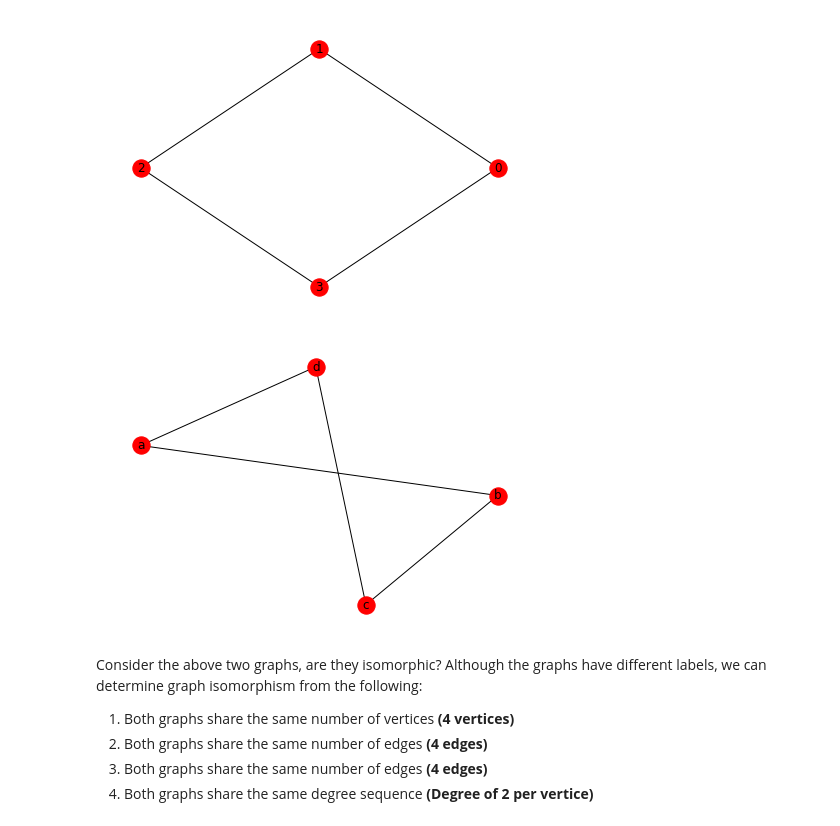
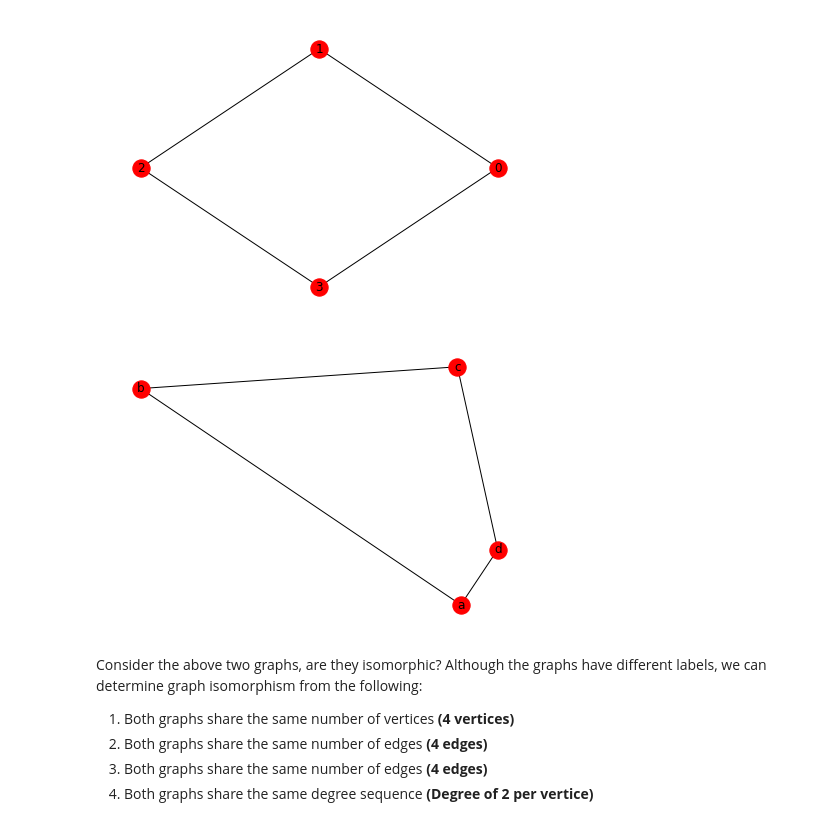
Before and after one commit to shanemcdonagh/Graph-Theory-Assessment, a Jupyter notebook: graph-isomorphism.ipynb, the cells around one changed output. Cells and saved outputs as stored; diff of their text form; code cells hidden in the pictures.

```diff
--- a/graph-isomorphism.ipynb
+++ b/graph-isomorphism.ipynb
@@ -77,11 +77,11 @@ nx.draw_circular(graph1,**parameters)
 # %%
 # Draw the following graph with the following vertices and edges and labels
 graph2 = nx.Graph()
 edges2 = [{'d','a'},{'a', 'b'}, {'b', 'c'},{'c', 'd'}]
 graph2.add_edges_from(edges2)
-nx.draw_spring(graph2,**parameters)
+nx.draw_random(graph2,**parameters)
 # %% [output]
-[figure, old version]
+[figure, new version]
 # %% [markdown]
 Consider the above two graphs, are they isomorphic? Although the graphs have different labels, we can determine graph isomorphism from the following:
 <ol>
```
Also changed, not shown: parts of 4 cells of this notebook.
